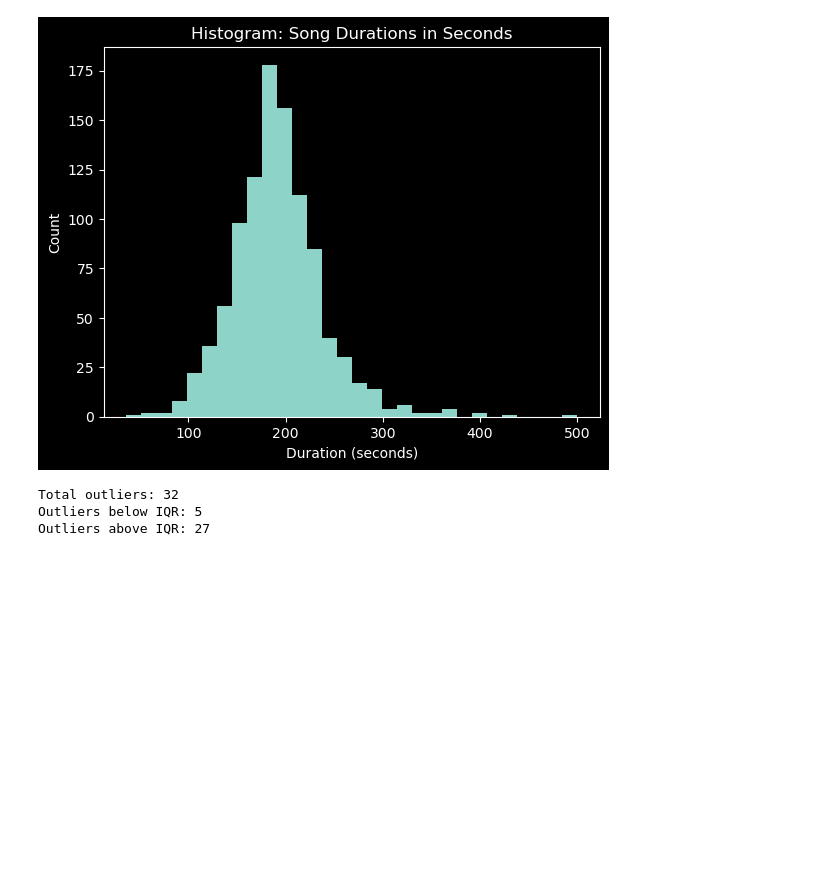
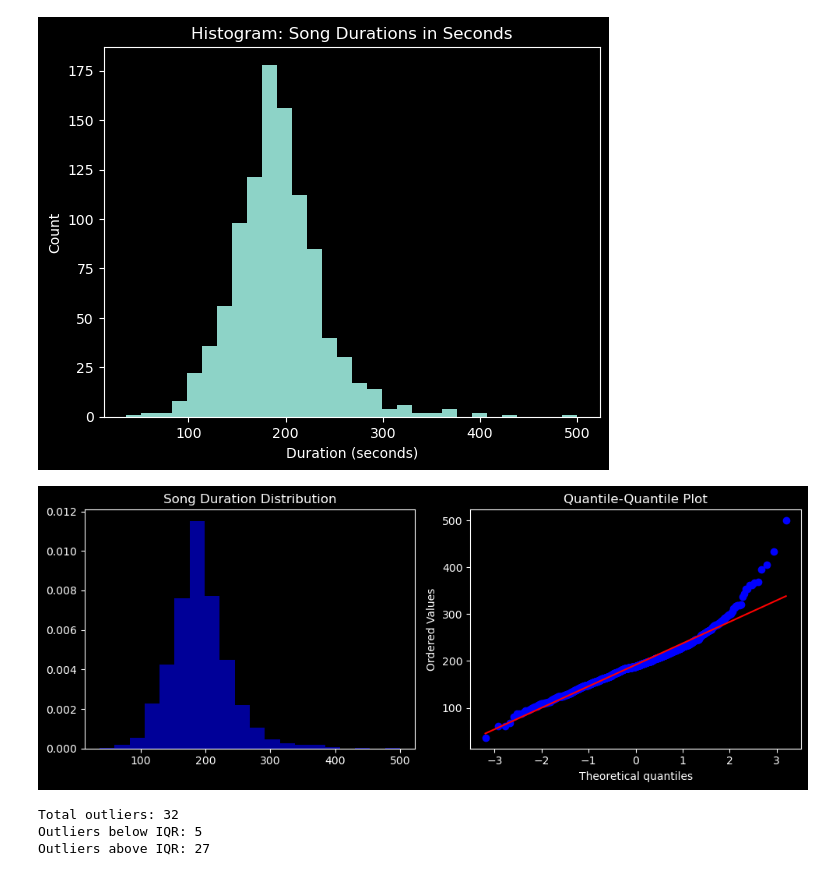
Before and after one commit to amdruggan/project_1, a Jupyter notebook: Resources/main.ipynb, the cells around one changed output. Cells and saved outputs as stored; diff of their text form; code cells hidden in the pictures; blank space fills up the shorter version.

Commit message:
added q-q plot

```diff
--- a/Resources/main.ipynb
+++ b/Resources/main.ipynb
@@ -232,6 +232,40 @@ plt.title('Histogram: Song Durations in Seconds')
 plt.show()
 # %% [output]
 [figure]
+# %%
+# Assuming 'df' is your DataFrame and 'column_name' is the column you want to analyze
+data = merged_df['duration_sec']  # Replace 'column_name' with your actual column name
+
+# Create a new figure with a specific size (width: 10, height: 4 inches)
+plt.figure(figsize=(10, 4))
+
+# Create a subplot grid with 1 row and 2 columns, select the first subplot
+plt.subplot(1, 2, 1)
+
+# Create a histogram of the data with 20 bins, normalize the data to form a probability density,
+# set transparency (alpha) for the bars, and color them blue
+plt.hist(data, bins=20, density=True, alpha=0.6, color='b')
+
+# Set the title of the first subplot
+plt.title('Song Duration Distribution')
+
+# Create a subplot grid with 1 row and 2 columns, select the second subplot
+plt.subplot(1, 2, 2)
+
+# Create a probability plot (Q-Q plot) of the data against a normal distribution,
+# and use the provided subplot (plt) for plotting
+st.probplot(data, dist='norm', plot=plt)
+
+# Set the title of the second subplot
+plt.title('Quantile-Quantile Plot')
+
+# Adjust the layout of the subplots to prevent overlapping
+plt.tight_layout()
+
+# Display the entire figure with both subplots
+plt.show()
+# %% [output]
+[figure, added]
 # %%
 # Calculate summary statistics for the duration_sec column
 duration_sec_summary = merged_df['duration_sec'].describe()
```
